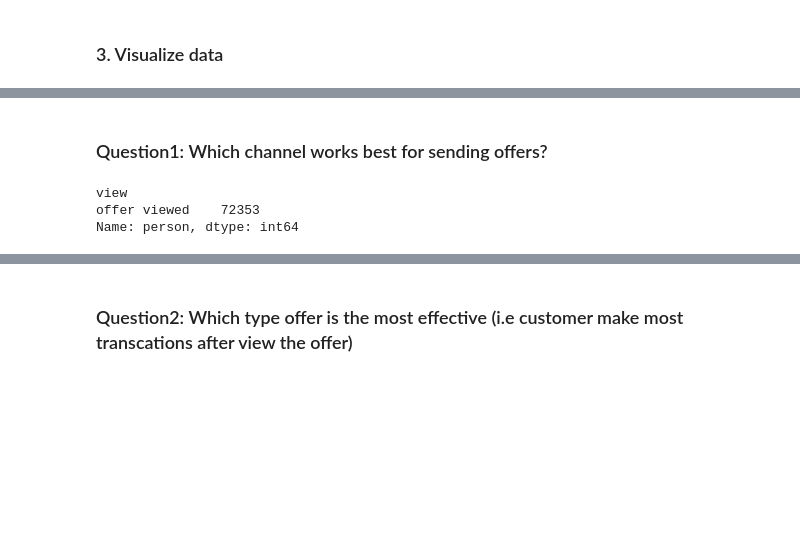
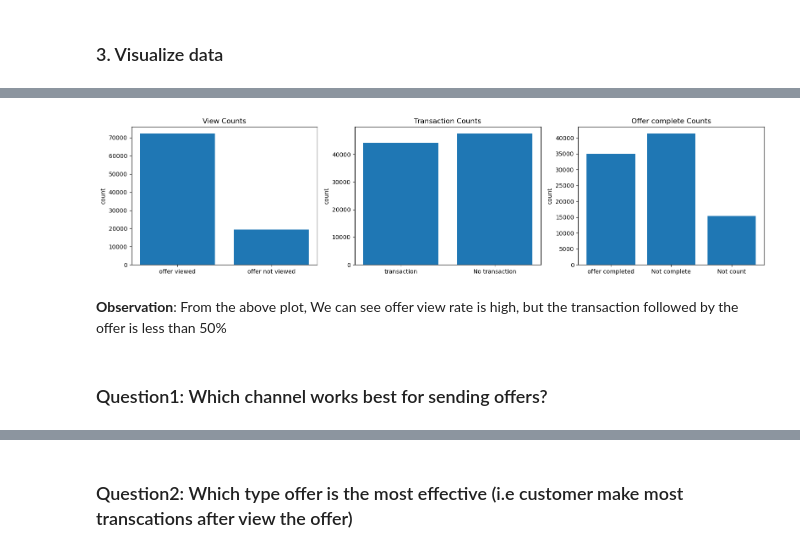
Before and after one commit to SarahG1010/Starbuck_Project, a Jupyter notebook: Starbucks_Capstone_notebook.ipynb, the cells around one changed output, grey strips where cells are left out. Cells and saved outputs as stored; diff of their text form; code cells hidden in the pictures; blank space fills up the shorter version.

Commit message:
finished the data visualization and modeling

```diff
--- a/Starbucks_Capstone_notebook.ipynb
+++ b/Starbucks_Capstone_notebook.ipynb
@@ -938,0 +970,11 @@ I got 2 dataset to use in the future:
+# %%
+# create a copy for df_all, df_profile_with_class
+df_all_plot = df_all.copy()
+df_profile_plot = df_profile_with_class.copy()
+
+#df_all_plot['view']= (df_all_plot['view']=='offer viewed').astype(int)
+df_all_plot['view']= df_all_plot['view'].fillna('offer not viewed')
+df_all_plot['transaction']= df_all_plot['transaction'].fillna('No transaction')
+df_all_plot['complete']= df_all_plot['complete'].fillna(df_all_plot['complete'].where(df_all_plot['offer_type']=='informational', other='Not complete'))
+df_all_plot['complete']= df_all_plot['complete'].fillna('Not count')
+df_all_plot.head()
@@ -939,11 +989,47 @@ I got 2 dataset to use in the future:
+# %%
+# Create subplots
+plt.figure(figsize=(16, 4))
+
+# Plot on the first subplot
+plt.subplot(1, 3, 1)
+# Return the Series having unique values
+x = df_all_plot['view'].unique()
+# Return the Series having frequency count of each unique value
+y = df_all_plot['view'].value_counts(sort=False)
+plt.bar(x, y)
+# Labeling the axes
+plot_label('View Counts','','count')
+
+
+
+# Plot on the second subplot
+plt.subplot(1, 3, 2)
+# Return the Series having unique values
+x = df_all_plot['transaction'].unique()
+# Return the Series having frequency count of each unique value
+y = df_all_plot['transaction'].value_counts(sort=False)
+plt.bar(x, y)
+# Labeling the axes
+plot_label('Transaction Counts','','count')
+
+
+plt.subplot(1, 3, 3)
+# Return the Series having unique values
+x = df_all_plot['complete'].unique()
+# Return the Series having frequency count of each unique value
+y = df_all_plot['complete'].value_counts(sort=False)
+plt.bar(x, y)
+# Labeling the axes
+plot_label('Offer complete Counts','','count')
+
+# Adjust layout
+plt.tight_layout()
+
+# Show the plot
+plt.show()
+# %% [output]
+[figure, added]
+# %% [markdown]
+**Observation**: From the above plot, We can see offer view rate is high, but the transaction followed by the offer is less than 50%
 # %% [markdown]
 ### Question1: Which channel works best for sending offers?
-# %%
-df_email = df_all[df_all['email']==1]
-
-df_email_viewct = df_email.groupby('view')['person'].count()
-df_email_viewct.head()
-# %% [output]
-view
-offer viewed    72353
-Name: person, dtype: int64
```
Also changed, not shown: parts of 38 cells of this notebook.
